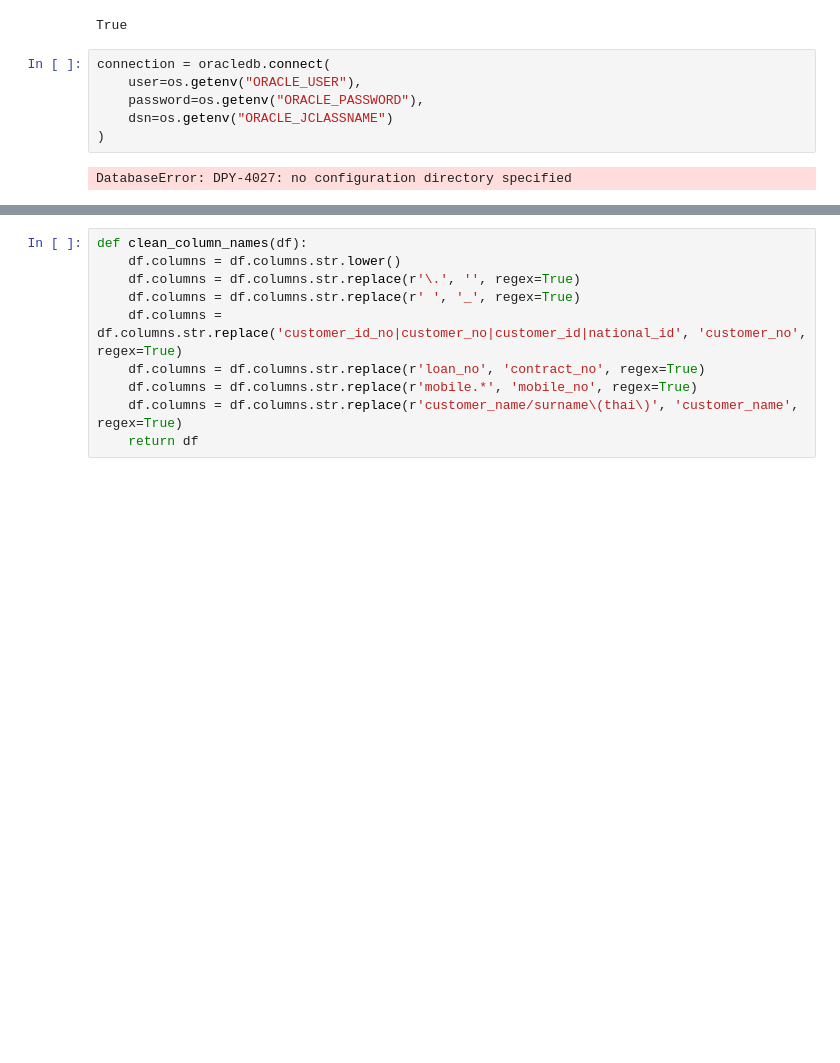
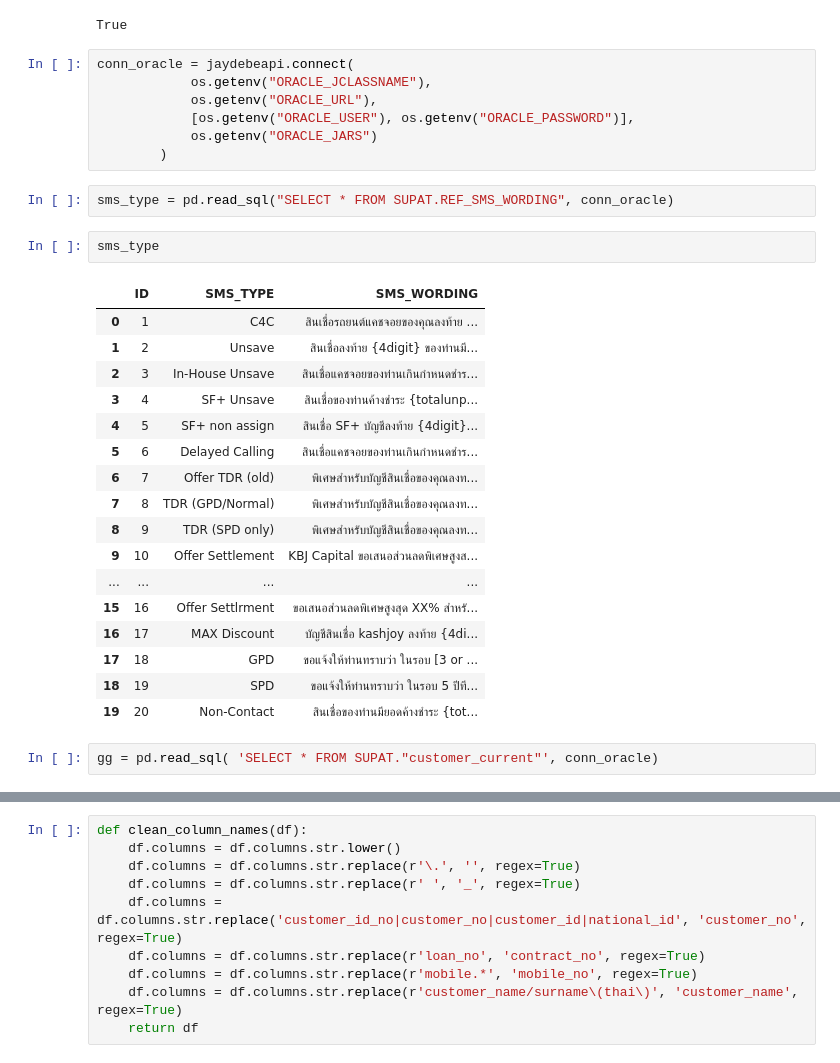
Before and after one commit to Sireetron/kbj_automation, a Jupyter notebook: checker/checker_testpy.ipynb, the cells around one changed output, grey strips where cells are left out. Saved outputs shown, nothing was run; the diff lists cells and outputs as text; blank space fills up the shorter version.

```diff
--- a/checker/checker_testpy.ipynb
+++ b/checker/checker_testpy.ipynb
@@ -19,10 +19,33 @@ load_dotenv()
 # %% [output]
 True
 # %%
-connection = oracledb.connect(
-    user=os.getenv("ORACLE_USER"),
-    password=os.getenv("ORACLE_PASSWORD"),
-    dsn=os.getenv("ORACLE_JCLASSNAME")
-)
+conn_oracle = jaydebeapi.connect(
+            os.getenv("ORACLE_JCLASSNAME"),
+            os.getenv("ORACLE_URL"),
+            [os.getenv("ORACLE_USER"), os.getenv("ORACLE_PASSWORD")],
+            os.getenv("ORACLE_JARS")
+        )
-# %% [output]
-DatabaseError: DPY-4027: no configuration directory specified
+# %%
+sms_type = pd.read_sql("SELECT * FROM SUPAT.REF_SMS_WORDING", conn_oracle)
+# %%
+sms_type
+# %% [output]
+|  | ID | SMS_TYPE | SMS_WORDING |
+| 0 | 1 | C4C | สินเชื่อรถยนต์แคชจอยของคุณลงท้าย ... |
+| 1 | 2 | Unsave | สินเชื่อลงท้าย {4digit} ของท่านมี... |
+| 2 | 3 | In-House Unsave | สินเชื่อแคชจอยของท่านเกินกำหนดชำร... |
+| 3 | 4 | SF+ Unsave | สินเชื่อของท่านค้างชำระ {totalunp... |
+| 4 | 5 | SF+ non assign | สินเชื่อ SF+ บัญชีลงท้าย {4digit}... |
+| 5 | 6 | Delayed Calling | สินเชื่อแคชจอยของท่านเกินกำหนดชำร... |
+| 6 | 7 | Offer TDR (old) | พิเศษสำหรับบัญชีสินเชื่อของคุณลงท... |
+| 7 | 8 | TDR (GPD/Normal) | พิเศษสำหรับบัญชีสินเชื่อของคุณลงท... |
+| 8 | 9 | TDR (SPD only) | พิเศษสำหรับบัญชีสินเชื่อของคุณลงท... |
+| 9 | 10 | Offer Settlement | KBJ Capital ขอเสนอส่วนลดพิเศษสูงส... |
+| ... | ... | ... | ... |
+| 15 | 16 | Offer Settlrment | ขอเสนอส่วนลดพิเศษสูงสุด XX% สำหรั... |
+| 16 | 17 | MAX Discount | บัญชีสินเชื่อ kashjoy ลงท้าย {4di... |
+| 17 | 18 | GPD | ขอแจ้งให้ท่านทราบว่า ในรอบ [3 or ... |
+| 18 | 19 | SPD | ขอแจ้งให้ท่านทราบว่า ในรอบ 5 ปีที... |
+| 19 | 20 | Non-Contact | สินเชื่อของท่านมียอดค้างชำระ {tot... |
+# %%
+gg = pd.read_sql( 'SELECT * FROM SUPAT."customer_current"', conn_oracle)
```
Also changed, not shown: parts of 1 cell of this notebook, 4 other files.
